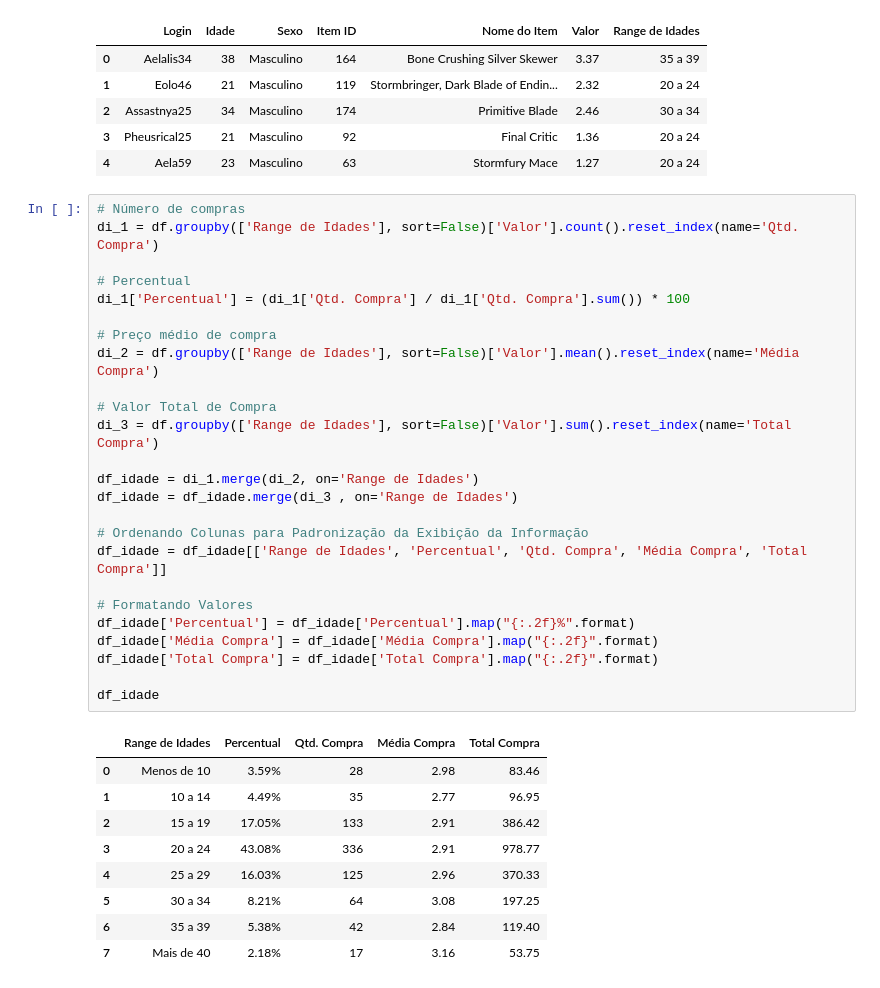
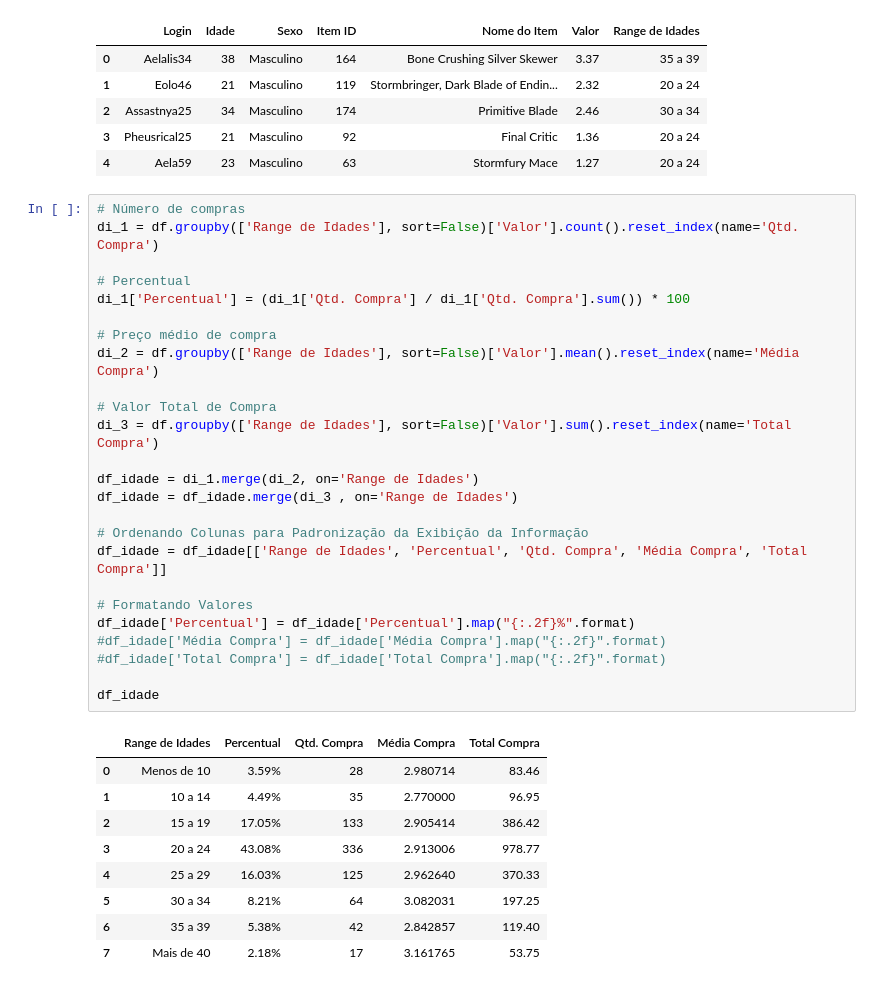
Before and after one commit to felipetac/compras-data-analytics-python, a Jupyter notebook: compras-data-analytics.ipynb, the cells around one changed output. Cells and saved outputs as stored; diff of their text form.

```diff
--- a/compras-data-analytics.ipynb
+++ b/compras-data-analytics.ipynb
@@ -185,35 +207,35 @@ df.head(5)
 # %%
 # Número de compras
 di_1 = df.groupby(['Range de Idades'], sort=False)['Valor'].count().reset_index(name='Qtd. Compra')
 
 # Percentual
 di_1['Percentual'] = (di_1['Qtd. Compra'] / di_1['Qtd. Compra'].sum()) * 100
 
 # Preço médio de compra
 di_2 = df.groupby(['Range de Idades'], sort=False)['Valor'].mean().reset_index(name='Média Compra')
 
 # Valor Total de Compra
 di_3 = df.groupby(['Range de Idades'], sort=False)['Valor'].sum().reset_index(name='Total Compra')
 
 df_idade = di_1.merge(di_2, on='Range de Idades')
 df_idade = df_idade.merge(di_3 , on='Range de Idades')
 
 # Ordenando Colunas para Padronização da Exibição da Informação
 df_idade = df_idade[['Range de Idades', 'Percentual', 'Qtd. Compra', 'Média Compra', 'Total Compra']]
 
 # Formatando Valores
 df_idade['Percentual'] = df_idade['Percentual'].map("{:.2f}%".format)
-df_idade['Média Compra'] = df_idade['Média Compra'].map("{:.2f}".format)
-df_idade['Total Compra'] = df_idade['Total Compra'].map("{:.2f}".format)
+#df_idade['Média Compra'] = df_idade['Média Compra'].map("{:.2f}".format)
+#df_idade['Total Compra'] = df_idade['Total Compra'].map("{:.2f}".format)
 
 df_idade
 # %% [output]
 |  | Range de Idades | Percentual | Qtd. Compra | Média Compra | Total Compra |
-| 0 | Menos de 10 | 3.59% | 28 | 2.98 | 83.46 |
-| 1 | 10 a 14 | 4.49% | 35 | 2.77 | 96.95 |
-| 2 | 15 a 19 | 17.05% | 133 | 2.91 | 386.42 |
-| 3 | 20 a 24 | 43.08% | 336 | 2.91 | 978.77 |
-| 4 | 25 a 29 | 16.03% | 125 | 2.96 | 370.33 |
-| 5 | 30 a 34 | 8.21% | 64 | 3.08 | 197.25 |
-| 6 | 35 a 39 | 5.38% | 42 | 2.84 | 119.40 |
-| 7 | Mais de 40 | 2.18% | 17 | 3.16 | 53.75 |
+| 0 | Menos de 10 | 3.59% | 28 | 2.980714 | 83.46 |
+| 1 | 10 a 14 | 4.49% | 35 | 2.770000 | 96.95 |
+| 2 | 15 a 19 | 17.05% | 133 | 2.905414 | 386.42 |
+| 3 | 20 a 24 | 43.08% | 336 | 2.913006 | 978.77 |
+| 4 | 25 a 29 | 16.03% | 125 | 2.962640 | 370.33 |
+| 5 | 30 a 34 | 8.21% | 64 | 3.082031 | 197.25 |
+| 6 | 35 a 39 | 5.38% | 42 | 2.842857 | 119.40 |
+| 7 | Mais de 40 | 2.18% | 17 | 3.161765 | 53.75 |
```
Also changed, not shown: parts of 13 cells of this notebook.
